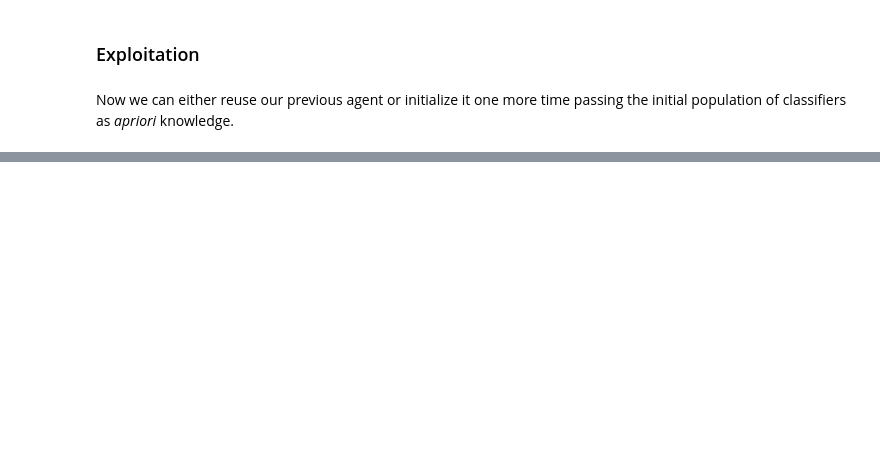
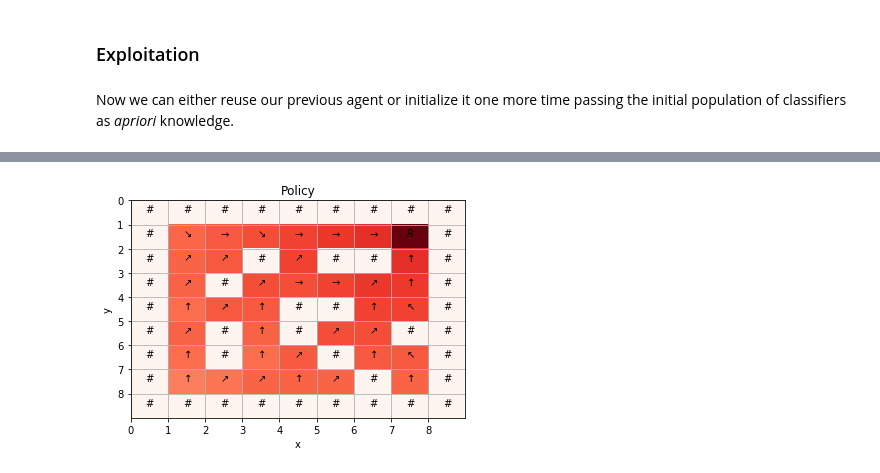
Before and after one commit to ParrotPrediction/pyalcs, a Jupyter notebook: notebooks/ACS2 in Maze (OpenAI).ipynb, the cells around one changed output, grey strips where cells are left out. Saved outputs shown, nothing was run; the diff lists cells and outputs as text; code cells hidden in the pictures; blank space fills up the shorter version.

Commit message:
Maze intergration notebook

```diff
--- a/notebooks/ACS2 in Maze (OpenAI).ipynb
+++ b/notebooks/ACS2 in Maze (OpenAI).ipynb
@@ -206,10 +189,10 @@ for cl in population[:10]:
 # %% [markdown]
 Now we can either reuse our previous agent or initialize it one more time passing the initial population of classifiers as *apriori* knowledge.
 # %%
-# Reinitialize agent
+# Reinitialize agent using defined configuration and population
 agent = ACS2(cfg, population)
 
 # Reset the environment
 maze.reset()
-population, metrics = agent.exploit(maze, TRIALS)
+population, metrics = agent.exploit(maze, 1)
 # %% [output]
@@ -339,0 +214,13 @@ TypeError: explore() missing 1 required positional argument: 'max_trials'
+# %%
+maze = gym.make('Maze5-v0')
+
+TRIALS_EXPLORE = 3000
+TRIALS_EXPLOIT = 200
+
+# explore
+agent = ACS2(cfg)
+population_explore, metrics_explore = agent.explore(maze, TRIALS_EXPLORE)
+
+# exploit
+agent = ACS2(cfg, population_explore)
+population_exploit, metrics_exploit = agent.exploit(maze, TRIALS_EXPLOIT)
@@ -352,10 +294,8 @@ For various mazes visualize
 - knowledge
 - parameters setting
 # %%
-from alcs.acs2 import ClassifiersList
-
-def find_best_classifier(population, situation):
-    match_set = ClassifiersList.form_match_set(population, situation)
+def find_best_classifier(population, situation, cfg):
+    match_set = ClassifiersList.form_match_set(population, situation, cfg)
     anticipated_change_cls = [cl for cl in match_set if cl.does_anticipate_change()]
 
     if (len(anticipated_change_cls) > 0):
@@ -363,7 +303,7 @@ def find_best_classifier(population, situation):
 
     return None
 
-def build_fitness_matrix(env, population):
+def build_fitness_matrix(env, population, cfg):
     original = maze.env.maze.matrix
     fitness = original.copy()
 
@@ -372,7 +312,7 @@ def build_fitness_matrix(env, population):
         # Path - best classfier fitness
         if x == 0:
             perception = env.env.maze.perception(index[1], index[0])
-            best_cl = find_best_classifier(population, perception)
+            best_cl = find_best_classifier(population, perception, cfg)
             if best_cl:
                 fitness[index] = best_cl.fitness
             else:
@@ -388,7 +328,7 @@ def build_fitness_matrix(env, population):
 
     return fitness
 
-def build_action_matrix(env, population):
+def build_action_matrix(env, population, cfg):
     ACTION_LOOKUP = {
         0: '↑', 1: '↗', 2: '→', 3: '↘',
         4: '↓', 5: '↙', 6: '←', 7: '↖'
@@ -402,7 +342,7 @@ def build_action_matrix(env, population):
         # Path - best classfier fitness
         if x == 0:
             perception = env.env.maze.perception(index[1], index[0])
-            best_cl = find_best_classifier(population, perception)
+            best_cl = find_best_classifier(population, perception, cfg)
             if best_cl:
                 action[index] = ACTION_LOOKUP[best_cl.action]
             else:
@@ -418,5 +358,5 @@ def build_action_matrix(env, population):
 
     return action
 
-print(build_action_matrix(maze, last_agent.population))
+print(build_action_matrix(maze, population_exploit, cfg))
 # %% [output]
@@ -424,37 +372,41 @@ NameError: name 'last_agent' is not defined
 # %%
-def plot_policy(env,agent, ax=None):
+def plot_policy(env, agent, cfg, ax=None):
     if ax is None:
         ax = plt.gca()
 
     ax.set_aspect("equal")
 
     # Handy variables
     maze_countours = maze.env.maze.matrix
     max_x = maze.env.maze.max_x
     max_y = maze.env.maze.max_y
 
-    fitness_matrix = build_fitness_matrix(maze, agent.population)
-    action_matrix = build_action_matrix(maze, agent.population)
+    fitness_matrix = build_fitness_matrix(maze, agent.population, cfg)
+    action_matrix = build_action_matrix(maze, agent.population, cfg)
 
     # Render maze as image
-    plt.imshow(fitness_matrix, interpolation='none', cmap='Reds', aspect='auto',
+    plt.imshow(fitness_matrix, interpolation='nearest', cmap='Reds', aspect='auto',
            extent=[0, max_x, max_y, 0])
+
 
     # Add labels to each cell
     for (y,x), val in np.ndenumerate(action_matrix):
         plt.text(x+0.4, y+0.5, "${}$".format(val))
 
     ax.set_title("Policy")
     ax.set_xlabel('x')
     ax.set_ylabel('y')
 
     ax.set_xlim(0, max_x)
     ax.set_ylim(max_y, 0)
 
     ax.set_xticks(range(0, max_x))
     ax.set_yticks(range(0, max_y))
 
     ax.grid(True)
 
-plot_policy(maze, last_agent)
+plot_policy(maze, agent, cfg)
+plt.savefig('maze_policy.eps', format='eps', dpi=100)
+# %% [output]
+[figure, added]
 # %%
```
Also changed, not shown: parts of 26 cells of this notebook, 5 other files.
